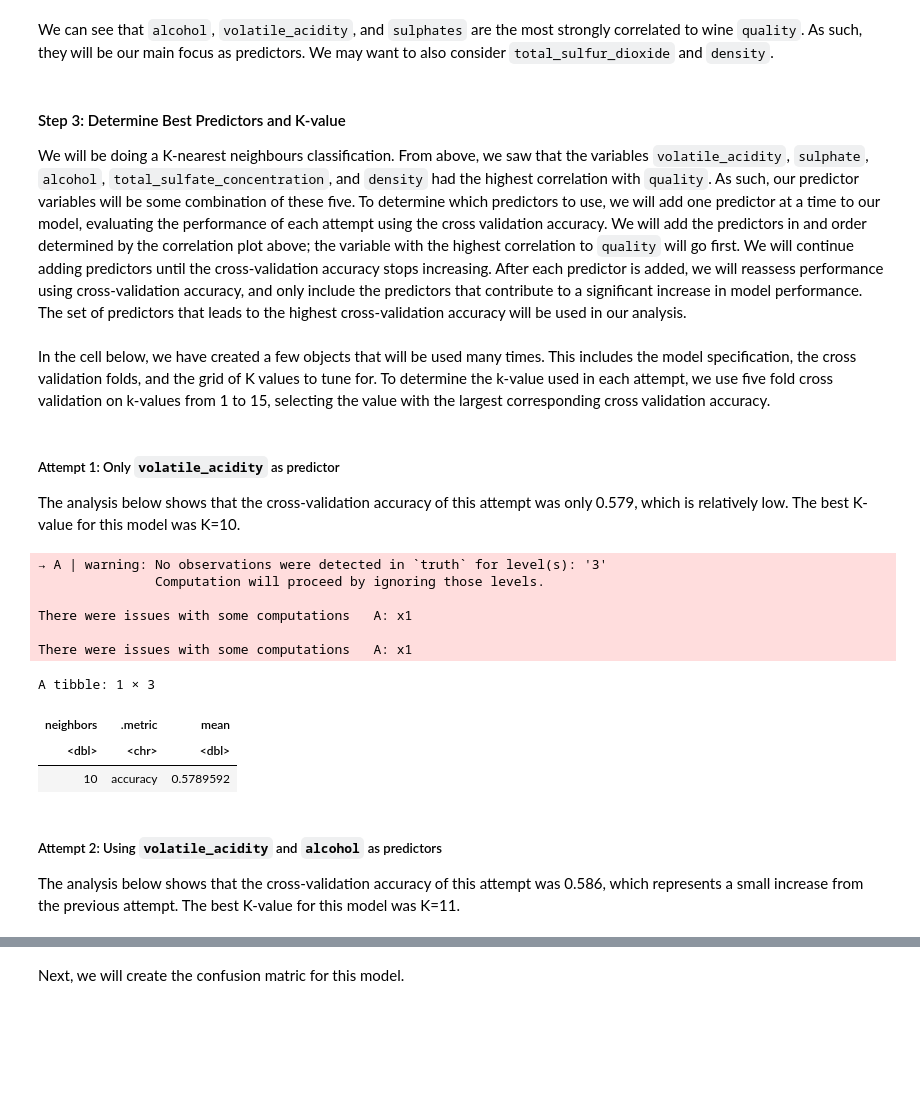
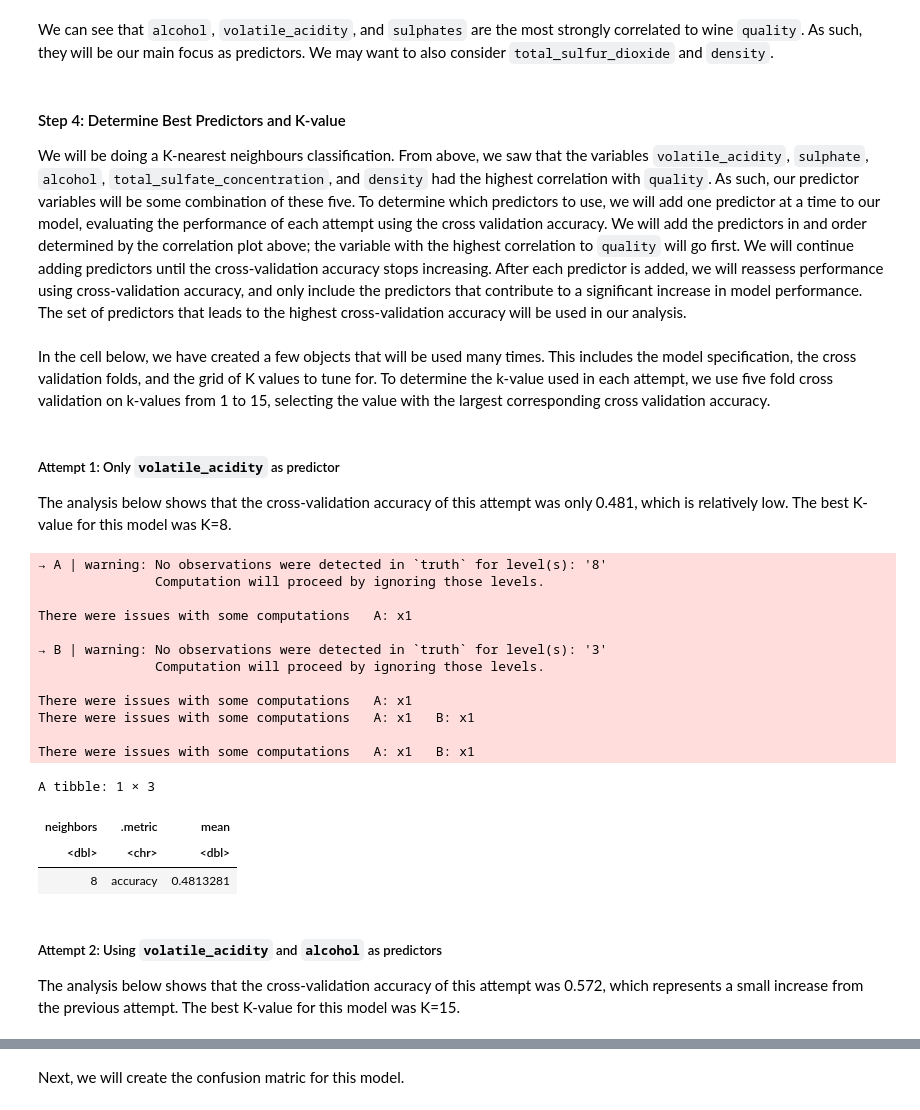
Before and after one commit to MostLeVert/goup01dsci100, a Jupyter notebook: Project_report.ipynb, the cells around one changed output, grey strips where cells are left out. Drawn from its saved outputs; the diff is of its cells as text; code cells hidden in the pictures; blank space fills up the shorter version.

```diff
--- a/Project_report.ipynb
+++ b/Project_report.ipynb
@@ -139,7 +145,7 @@ corrplot <- corrplot(correlation_matrix, method = "circle", tl.col = "black")
 # %% [markdown]
 We can see that `alcohol`, `volatile_acidity`, and `sulphates` are the most strongly correlated to wine `quality`. As such, they will be our main focus as predictors. We may want to also consider `total_sulfur_dioxide` and `density`.
 # %% [markdown]
-#### Step 3: Determine Best Predictors and K-value
+#### Step 4: Determine Best Predictors and K-value
 We will be doing a K-nearest neighbours classification. From above, we saw that the variables `volatile_acidity`, `sulphate`, `alcohol`, `total_sulfate_concentration`, and `density` had the highest correlation with `quality`. As such, our predictor variables will be some combination of these five. To determine which predictors to use, we will add one predictor at a time to our model, evaluating the performance of each attempt using the cross validation accuracy. We will add the predictors in and order determined by the correlation plot above; the variable with the highest correlation to `quality` will go first. We will continue adding predictors until the cross-validation accuracy stops increasing. After each predictor is added, we will reassess performance using cross-validation accuracy, and only include the predictors that contribute to a significant increase in model performance. The set of predictors that leads to the highest cross-validation accuracy will be used in our analysis.
 # %% [markdown]
 In the cell below, we have created a few objects that will be used many times. This includes the model specification, the cross validation folds, and the grid of K values to tune for. To determine the k-value used in each attempt, we use five fold cross validation on k-values from 1 to 15, selecting the value with the largest corresponding cross validation accuracy.
@@ -151,36 +158,42 @@ Kvalues <- tibble(neighbors = seq(from = 1, to = 15, by = 1)) # We will test for
 wine_vfold <- vfold_cv(wine_train, v = 5, strata = quality) # Five cross validation folds will be used
 # %% [markdown]
 ##### Attempt 1: Only `volatile_acidity` as predictor
-The analysis below shows that the cross-validation accuracy of this attempt was only 0.579, which is relatively low. The best K-value for this model was K=10.
+The analysis below shows that the cross-validation accuracy of this attempt was only 0.481, which is relatively low. The best K-value for this model was K=8.
 # %%
 set.seed(25)
 try1_wine_recipe <- recipe(quality ~ volatile_acidity, data = wine_train) |>
     step_scale(all_predictors()) |>
-    step_center(all_predictors())  # Creating a recipe with only volitile_acidity as a predictor
+    step_center(all_predictors()) # Creating a recipe with only volitile_acidity as a predictor
 best_K_value_try1 <- workflow() |>  # Running cross validation to determine best K value and find cross validation accuracy
     add_recipe(try1_wine_recipe) |>
     add_model(wine_spec) |>
     tune_grid(resamples = wine_vfold, grid = Kvalues) |>
     collect_metrics() |>
     filter(.metric == "accuracy") |>
     arrange(desc(mean)) |>
     head(1) |>
     select(neighbors, .metric, mean)
-best_K_value_try2 # Found to be K = 10 with accuracy of 0.579
+best_K_value_try1 # Found to be K = 8 with accuracy of 0.481
 # %% [output]
-→ A | warning: No observations were detected in `truth` for level(s): '3'
+→ A | warning: No observations were detected in `truth` for level(s): '8'
                Computation will proceed by ignoring those levels.
 
 There were issues with some computations   A: x1
 
+→ B | warning: No observations were detected in `truth` for level(s): '3'
+               Computation will proceed by ignoring those levels.
+
 There were issues with some computations   A: x1
+There were issues with some computations   A: x1   B: x1
+
+There were issues with some computations   A: x1   B: x1
 A tibble: 1 × 3
 | neighbors | .metric | mean |
 | <dbl> | <chr> | <dbl> |
-| 10 | accuracy | 0.5789592 |
+| 8 | accuracy | 0.4813281 |
 # %% [markdown]
 ##### Attempt 2: Using `volatile_acidity` and `alcohol` as predictors
-The analysis below shows that the cross-validation accuracy of this attempt was 0.586, which represents a small increase from the previous attempt. The best K-value for this model was K=11.
+The analysis below shows that the cross-validation accuracy of this attempt was 0.572, which represents a small increase from the previous attempt. The best K-value for this model was K=15.
 # %%
 set.seed(25)
 try2_wine_recipe <- recipe(quality ~ volatile_acidity + alcohol, data = wine_train) |>
```
Also changed, not shown: parts of 22 cells of this notebook.
